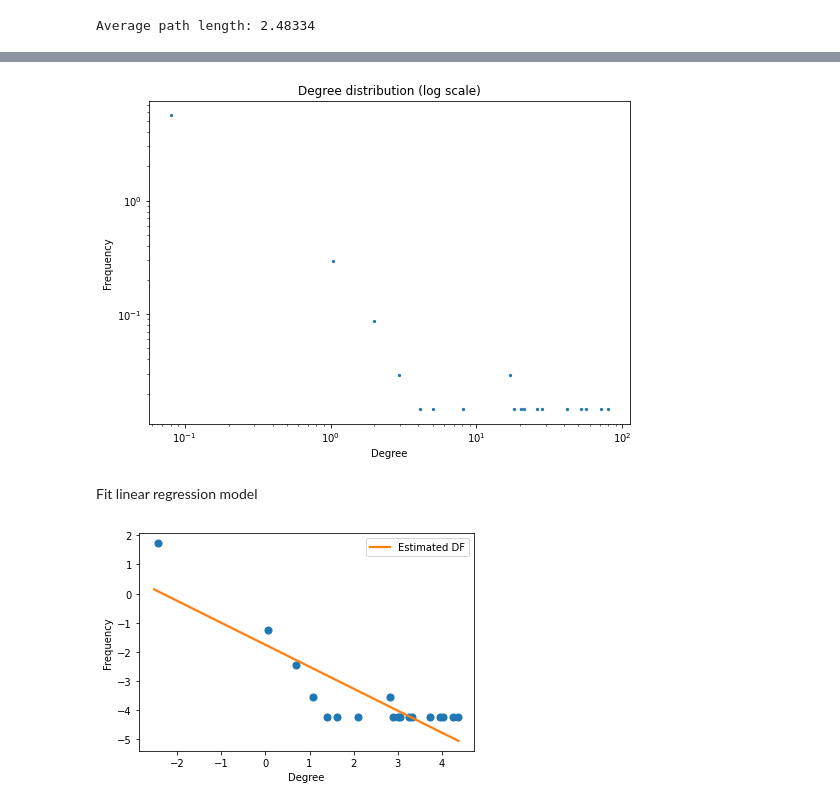
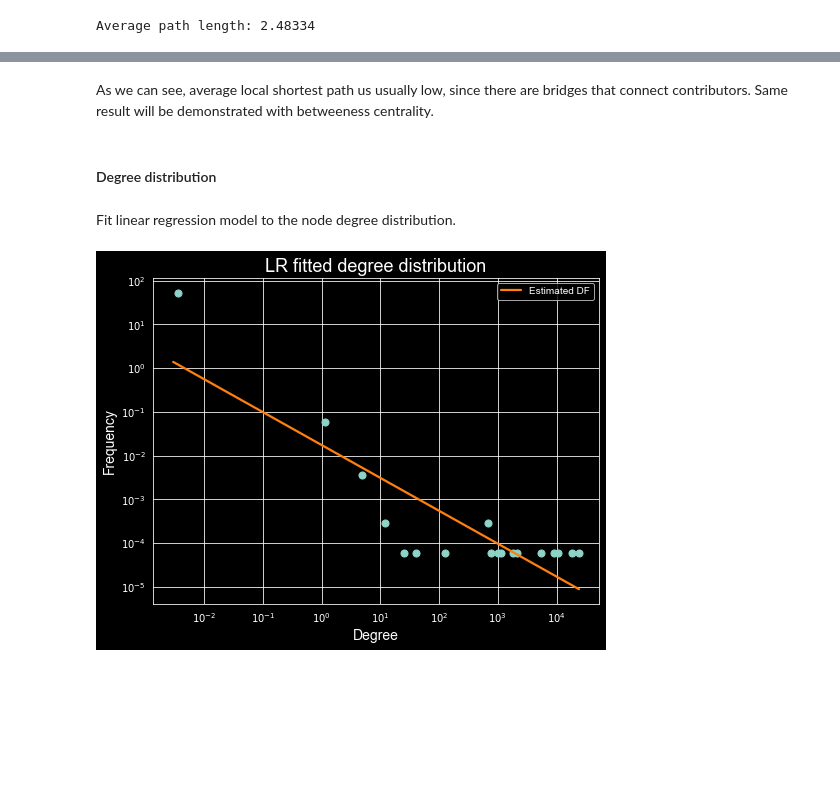
Before and after one commit to gaarutyunov/savn-project, a Jupyter notebook: Arutyunov_source.ipynb, the cells around one changed output, grey strips where cells are left out. Saved outputs shown, nothing was run; the diff lists cells and outputs as text; code cells hidden in the pictures; blank space fills up the shorter version.

Commit message:
presentation added

```diff
--- a/Arutyunov_source.ipynb
+++ b/Arutyunov_source.ipynb
@@ -3,17 +3,17 @@
 # %%
 import networkx as nx
 import numpy as np
+import pandas as pd
 from IPython.display import SVG, display, Image
 import matplotlib.pyplot as plt
-from matplotlib.cm import ScalarMappable
 import os
-
-from sklearn.linear_model import LinearRegression
 
 from db.session import connect
 from db.models import Request, Review, Comment, User
 from network import get_graph
 from statistics import mean
+
+plt.style.use('dark_background')
 # %%
 %load_ext dotenv
 %dotenv
@@ -175,33 +165,29 @@ plt.show()
-# %%
-hist, bin_edges = np.histogram(nx.degree_histogram(g), bins=500, density=True)
-bin_centers = (bin_edges[1:] + bin_edges[:-1]) / 2
-plt.scatter(bin_centers[hist > 0], hist[hist > 0], s=5)
-plt.title('Degree distribution (log scale)')
-
-plt.ylabel('Frequency')
-plt.xlabel('Degree')
-plt.xscale('log')
-plt.yscale('log')
-plt.tight_layout()
-plt.gcf().set_size_inches(8, 6)
-plt.show()
-# %% [output]
-[figure, removed]
+# %% [markdown]
+As we can see, average local shortest path us usually low, since there are bridges that connect contributors. Same result will be demonstrated with betweeness centrality.
+# %% [markdown]
+#### Degree distribution
 # %% [markdown]
-Fit linear regression model
+Fit linear regression model to the node degree distribution.
 # %%
 import seaborn as sns
+import matplotlib.ticker as mtick
 
 #create scatterplot with regression line
 hist, bin_edges = np.histogram(nx.degree_histogram(g), bins=500, density=True)
 bin_centers = (bin_edges[1:] + bin_edges[:-1]) / 2
 bin_centers = bin_centers[hist > 0]
 hist = hist[hist > 0]
 
-sns.regplot(x=np.log(bin_centers), y=np.log(hist), ci=None, x_bins=500, line_kws={'color': 'tab:orange', 'label': 'Estimated DF'})
+pl = sns.regplot(x=np.log(bin_centers), y=np.log(hist), ci=None, x_bins=500, line_kws={'color': 'tab:orange', 'label': 'Estimated DF'})
+plt.title('LR fitted degree distribution', fontdict={'size': '18'})
 plt.legend()
-plt.ylabel('Frequency')
-plt.xlabel('Degree')
-plt.show()
+plt.ylabel('Frequency', fontdict={'size': '14'})
+plt.xlabel('Degree', fontdict={'size': '14'})
+pl.xaxis.set_major_formatter(mtick.ScalarFormatter(useMathText=True))
+pl.set_xticklabels(["$10^{%d}$" % int(l) for l in pl.get_xticks()])
+pl.yaxis.set_major_formatter(mtick.ScalarFormatter(useMathText=True))
+pl.set_yticklabels(["$10^{%d}$" % int(l) for l in pl.get_yticks()])
+plt.gcf().set_size_inches(8, 6)
+plt.savefig('presentation/public/degree-plot.svg')
 # %% [output]
-[figure, old version]
+[figure, new version]
```
Also changed, not shown: parts of 45 cells of this notebook, 29 other files.
